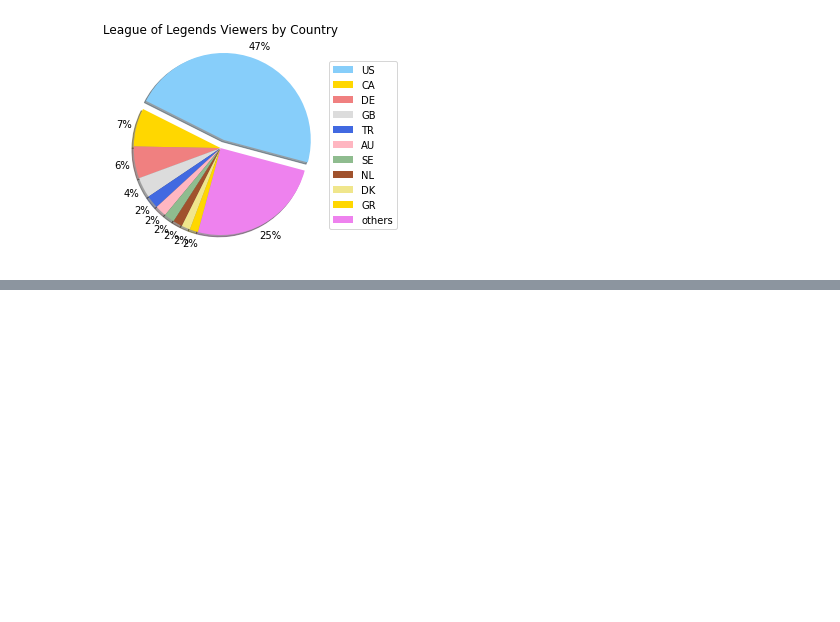
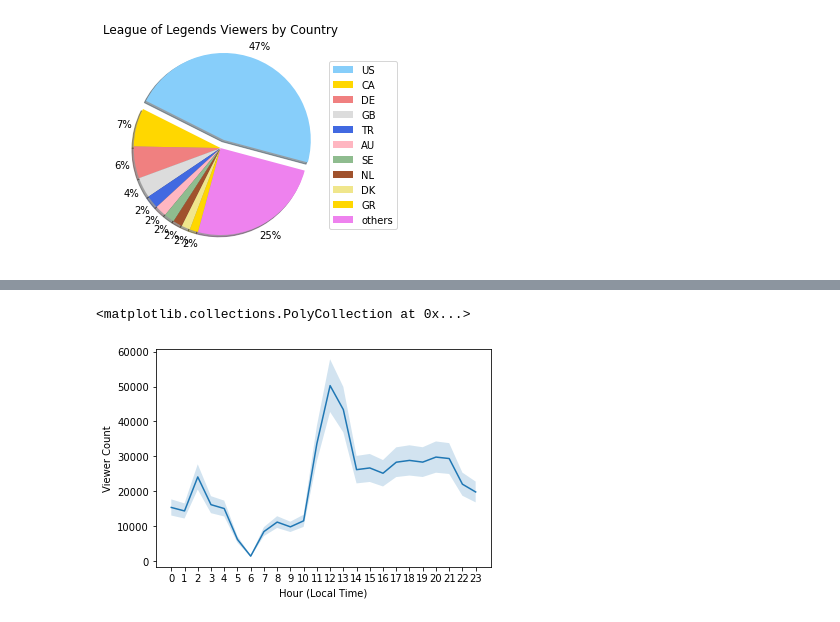
Before and after one commit to ross-wgh/Twitch_Data_Analysis, a Jupyter notebook: Twitch Analysis.ipynb, the cells around one changed output, grey strips where cells are left out. Saved outputs shown, nothing was run; the diff lists cells and outputs as text; code cells hidden in the pictures; blank space fills up the shorter version.

```diff
--- a/Twitch Analysis.ipynb
+++ b/Twitch Analysis.ipynb
@@ -187,3 +187,7 @@ plt.legend(labels = countries, bbox_to_anchor=(1, .9), loc='upper left', bordera
 # %% [output]
 <matplotlib.legend.Legend at 0x...>
 [figure]
+# %%
+stream.head()
+stream['hour'] = pd.to_numeric(stream['time'].apply(lambda x: x.split()[-1][:2]))
+stream.head()
@@ -189,0 +201,17 @@ plt.legend(labels = countries, bbox_to_anchor=(1, .9), loc='upper left', bordera
+# %%
+hour = [hour for hour, stream in stream.groupby(['hour'])]
+views_per_hour = stream.groupby('hour').count()['time']
+plt.plot(hour, views_per_hour)
+plt.xticks(hour)
+
+y_upper = [i + (i*0.15) for i in views_per_hour]
+y_lower = [i - (i*0.15) for i in views_per_hour]
+#accounts for 15 percent error in data
+
+plt.xlabel('Hour (Local Time)')
+plt.ylabel('Viewer Count')
+
+plt.fill_between(hour, y_lower, y_upper, alpha=0.2)
+# %% [output]
+<matplotlib.collections.PolyCollection at 0x...>
+[figure, added]
```
Also changed, not shown: parts of 1 cell of this notebook.
